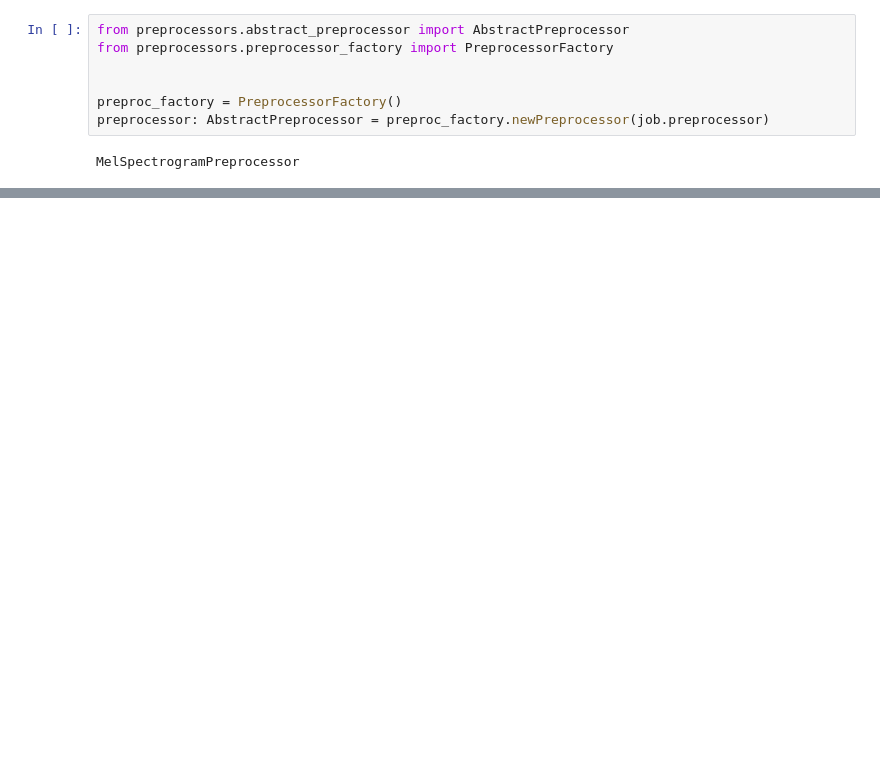
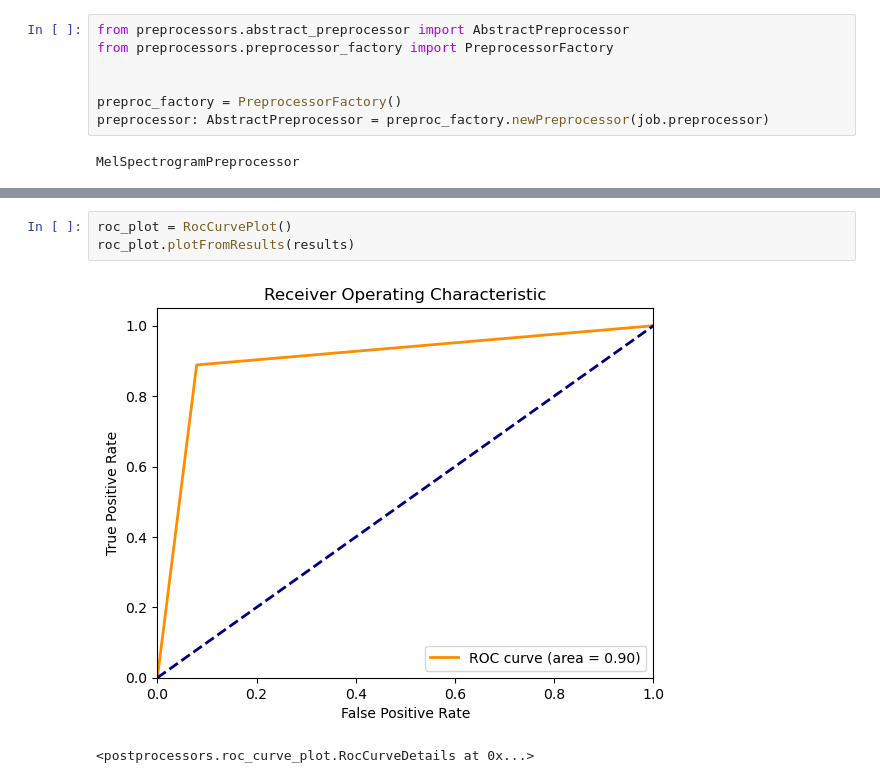
Before and after one commit to Tubas118/duncan-audio-deepfake-detection, a Jupyter notebook: audio-deepfake-detection-testing.ipynb, the cells around one changed output, grey strips where cells are left out. Saved outputs shown, nothing was run; the diff lists cells and outputs as text; blank space fills up the shorter version.

```diff
--- a/audio-deepfake-detection-testing.ipynb
+++ b/audio-deepfake-detection-testing.ipynb
@@ -156,3 +105,9 @@ plt.show()
+# %%
+roc_plot = RocCurvePlot()
+roc_plot.plotFromResults(results)
+# %% [output]
+[figure, added]
+<postprocessors.roc_curve_plot.RocCurveDetails at 0x...>
 # %%
 print("\n")
 report = evaluationProc.reportSnapshot()
```
Also changed, not shown: parts of 12 cells of this notebook, 9 other files.
